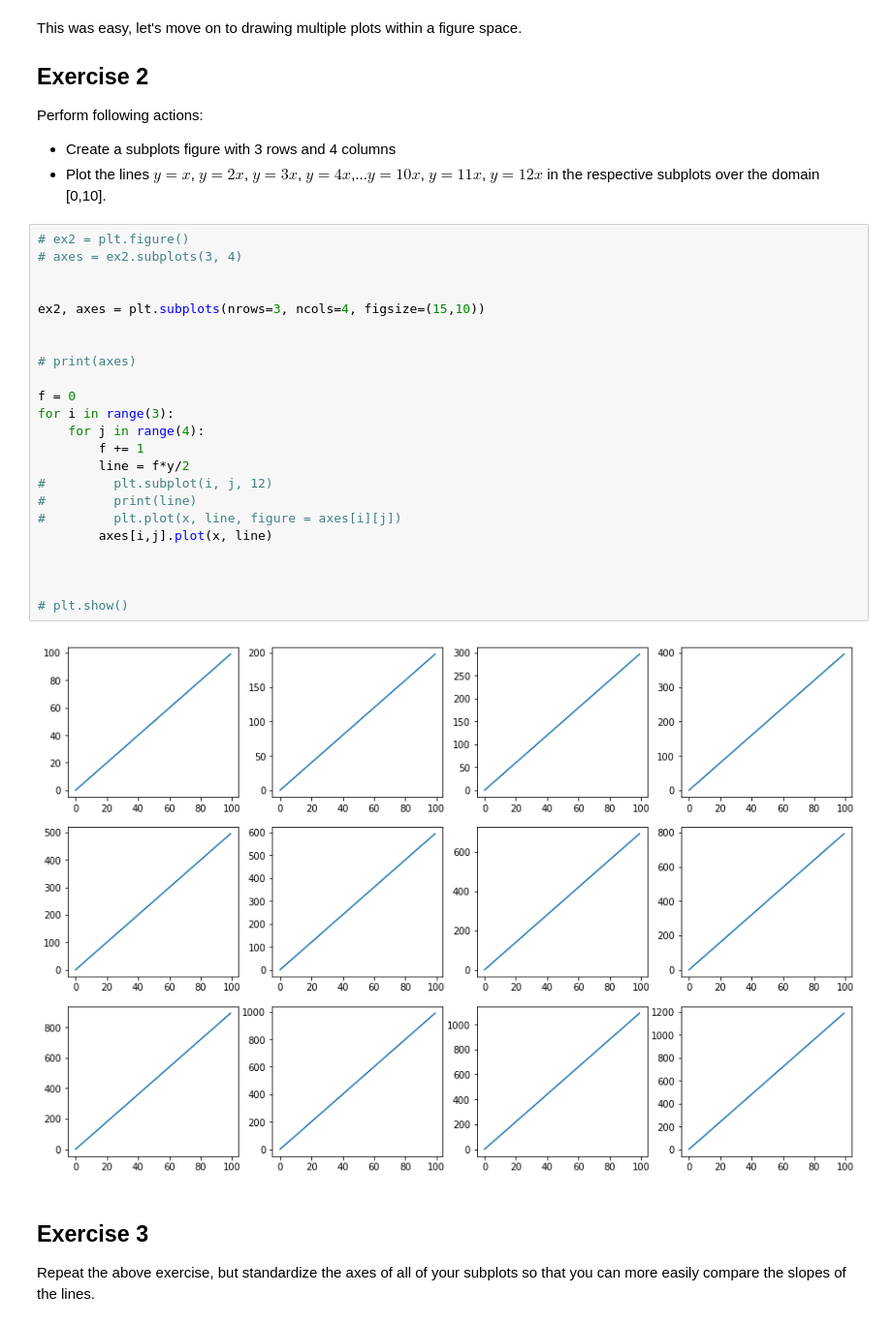
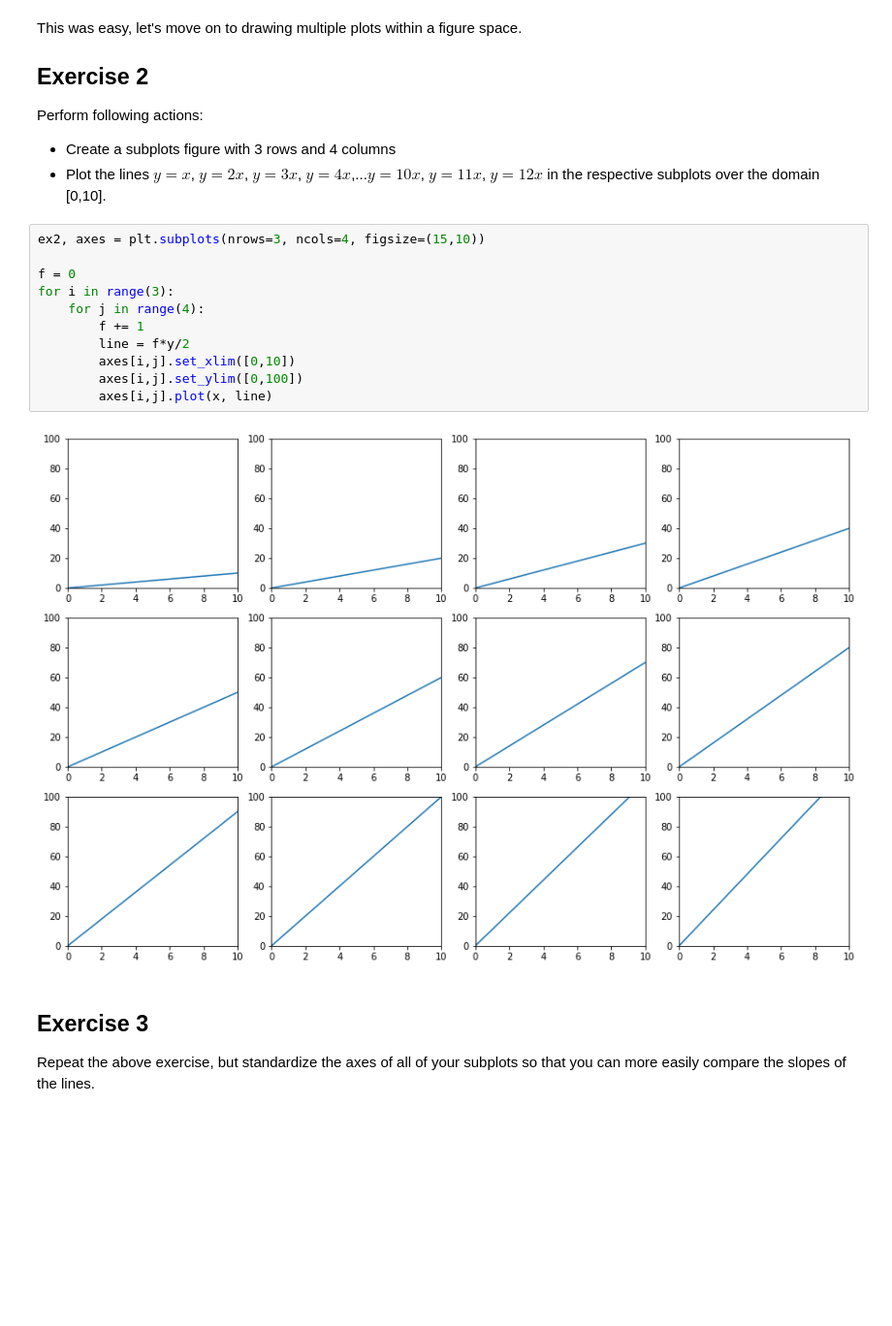
Before and after one commit to lindseyberlin/dsc-more-practice-with-matplotlib-lab-houston-ds-042219, a Jupyter notebook: index.ipynb, the cells around one changed output. Shown: that part at 97% size. Saved outputs shown, nothing was run; the diff lists cells and outputs as text; blank space fills up the shorter version.

```diff
--- a/index.ipynb
+++ b/index.ipynb
@@ -82,30 +82,18 @@ Perform following actions:
 * Create a subplots figure with 3 rows and 4 columns
 * Plot the lines $y=x$, $y=2x$, $y=3x$, $y=4x$,...$y=10x$, $y=11x$, $y=12x$ in the respective subplots over the domain [0,10].
 # %%
-# ex2 = plt.figure()
-# axes = ex2.subplots(3, 4)
-
-
 ex2, axes = plt.subplots(nrows=3, ncols=4, figsize=(15,10))
-
-
-# print(axes)
 
 f = 0
 for i in range(3):
     for j in range(4):
         f += 1
         line = f*y/2
-#         plt.subplot(i, j, 12)
-#         print(line)
-#         plt.plot(x, line, figure = axes[i][j])
+        axes[i,j].set_xlim([0,10])
+        axes[i,j].set_ylim([0,100])
         axes[i,j].plot(x, line)
-
-
-
-# plt.show()
 # %% [output]
-[figure, old version]
+[figure, new version]
 # %% [markdown]
 ## Exercise 3
 
```
Also changed, not shown: parts of 6 cells of this notebook.
